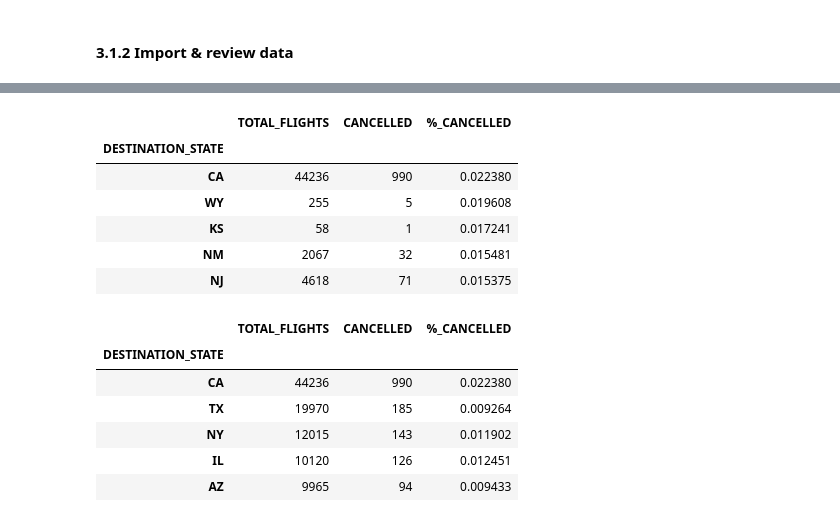
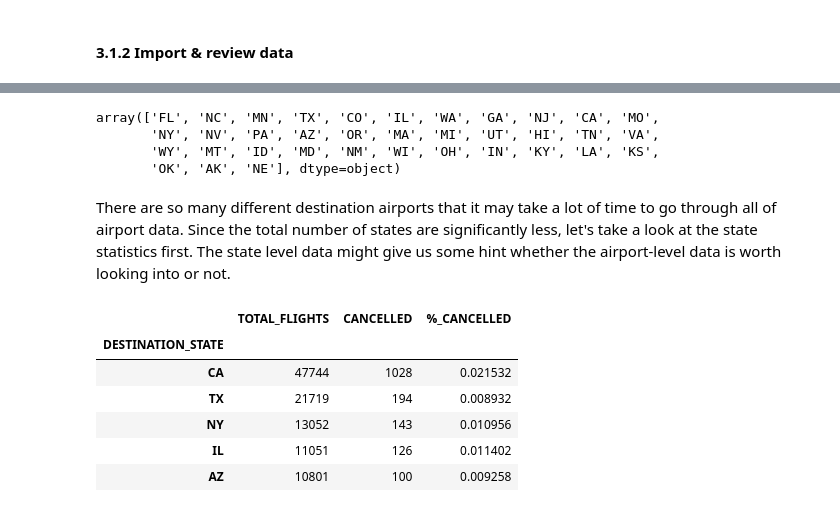
Before and after one commit to Code-charm/DataScienceCapstone1, a Jupyter notebook: Capstone2_EDA.ipynb, the cells around one changed output, grey strips where cells are left out. Saved outputs shown, nothing was run; the diff lists cells and outputs as text; code cells hidden in the pictures.

```diff
--- a/Capstone2_EDA.ipynb
+++ b/Capstone2_EDA.ipynb
@@ -31,7 +31,5 @@ df.head(3)
 # %%
 # Let's get rid of the first column "Unnamed:0" and then check the size of the data.
-df.drop(['Unnamed: 0', 'ORIGIN_AIRPORT', 'ORIGIN_CITY', 'ORIGIN_STATE'], axis=1, inplace=True)
-
-# Flight numbers don't seem to be contributing much in flight delays. Therefore, we'll delete the
-# 'FLIGHT_NUMBER' column.
-df.drop('FLIGHT_NUMBER', axis=1, inplace=True)
+df.drop(['Unnamed: 0'], axis=1, inplace=True)
+print(df.shape)
+df.head(5)
@@ -93,26 +122,24 @@ plt.show()
+# %%
+df.DESTINATION_STATE.unique()
+# %% [output]
+array(['FL', 'NC', 'MN', 'TX', 'CO', 'IL', 'WA', 'GA', 'NJ', 'CA', 'MO',
+       'NY', 'NV', 'PA', 'AZ', 'OR', 'MA', 'MI', 'UT', 'HI', 'TN', 'VA',
+       'WY', 'MT', 'ID', 'MD', 'NM', 'WI', 'OH', 'IN', 'KY', 'LA', 'KS',
+       'OK', 'AK', 'NE'], dtype=object)
+# %% [markdown]
+There are so many different destination airports that it may take a lot of time to go through all of airport data.  Since the total number of states are significantly less, let's take a look at the state statistics first.  The state level data might give us some hint whether the airport-level data is worth looking into or not.
 # %%
 destination_state = pd.DataFrame()
 destination_state['TOTAL_FLIGHTS'] = df[['DESTINATION_STATE', 'CANCELLED']].groupby('DESTINATION_STATE').count()
 destination_state['CANCELLED'] = df[['DESTINATION_STATE', 'CANCELLED']].groupby('DESTINATION_STATE').sum()
 destination_state['%_CANCELLED'] = destination_state['CANCELLED']/destination_state['TOTAL_FLIGHTS']
-destination_state = destination_state.sort_values(by = '%_CANCELLED', ascending=[False])
+destination_state = destination_state.sort_values(by = 'CANCELLED', ascending=[False])
 destination_state.head(5)
 # %% [output]
 |  | TOTAL_FLIGHTS | CANCELLED | %_CANCELLED |
 | DESTINATION_STATE |  |  |  |
-| CA | 44236 | 990 | 0.022380 |
-| WY | 255 | 5 | 0.019608 |
-| KS | 58 | 1 | 0.017241 |
-| NM | 2067 | 32 | 0.015481 |
-| NJ | 4618 | 71 | 0.015375 |
+| CA | 47744 | 1028 | 0.021532 |
+| TX | 21719 | 194 | 0.008932 |
+| NY | 13052 | 143 | 0.010956 |
+| IL | 11051 | 126 | 0.011402 |
+| AZ | 10801 | 100 | 0.009258 |
-# %%
-destination_state = destination_state.sort_values(by = 'CANCELLED', ascending=[False])
-destination_state.head(5)
-# %% [output]
-|  | TOTAL_FLIGHTS | CANCELLED | %_CANCELLED |
-| DESTINATION_STATE |  |  |  |
-| CA | 44236 | 990 | 0.022380 |
-| TX | 19970 | 185 | 0.009264 |
-| NY | 12015 | 143 | 0.011902 |
-| IL | 10120 | 126 | 0.012451 |
-| AZ | 9965 | 94 | 0.009433 |
```
Also changed, not shown: parts of 76 cells of this notebook.
